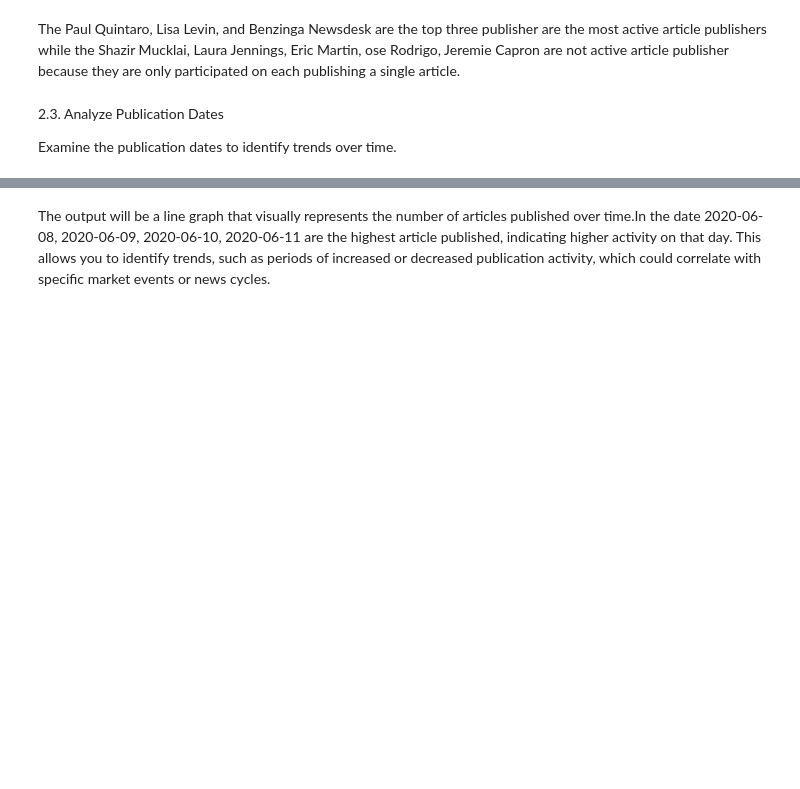
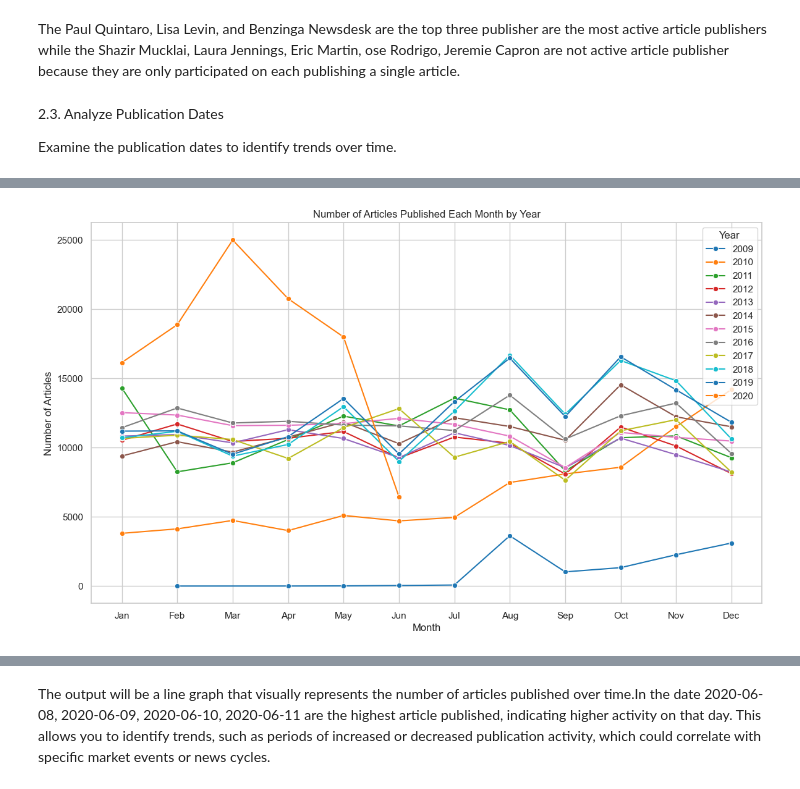
Before and after one commit to Getachew0557/Leveraging-AI-Techniques-for-Financial-News-Sentiment-Analysis-and-Stock-Prediction, a Jupyter notebook: notebooks/model.ipynb, the cells around one changed output, grey strips where cells are left out. Drawn from its saved outputs; the diff is of its cells as text; code cells hidden in the pictures; blank space fills up the shorter version.

```diff
--- a/notebooks/model.ipynb
+++ b/notebooks/model.ipynb
@@ -232 +254,21 @@ df.head(20)
+# %%
+#Extract year and month from the date
+df['year'] = df['date'].dt.year
+df['month'] = df['date'].dt.month
+
+# Count the number of articles per year and month
+articles_per_month = df.groupby(['year', 'month']).size().reset_index(name='count')
+
+# Plotting the number of articles per month for each year
+plt.figure(figsize=(14, 8))
+sns.lineplot(data=articles_per_month, x='month', y='count', hue='year', marker='o', palette='tab10')
+plt.title('Number of Articles Published Each Month by Year')
+plt.xlabel('Month')
+plt.ylabel('Number of Articles')
+plt.xticks(range(1, 13), ['Jan', 'Feb', 'Mar', 'Apr', 'May', 'Jun', 'Jul', 'Aug', 'Sep', 'Oct', 'Nov', 'Dec'])
+plt.legend(title='Year')
+plt.grid(True)
+plt.show()
+# %% [output]
+[figure, added]
 # %%
```
Also changed, not shown: parts of 19 cells of this notebook.
